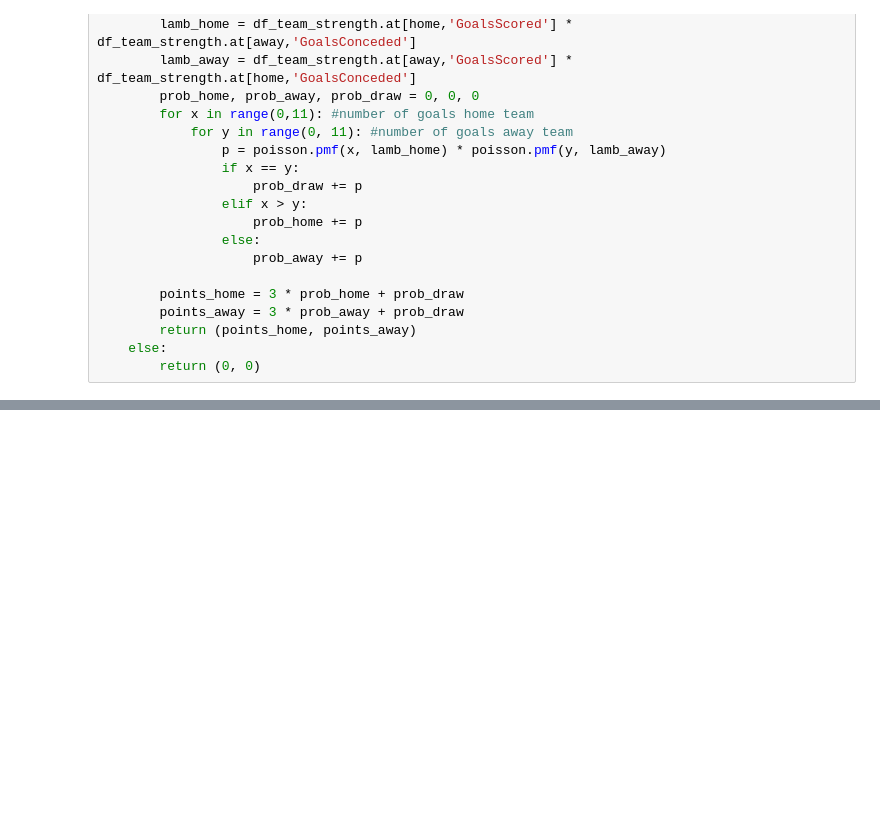
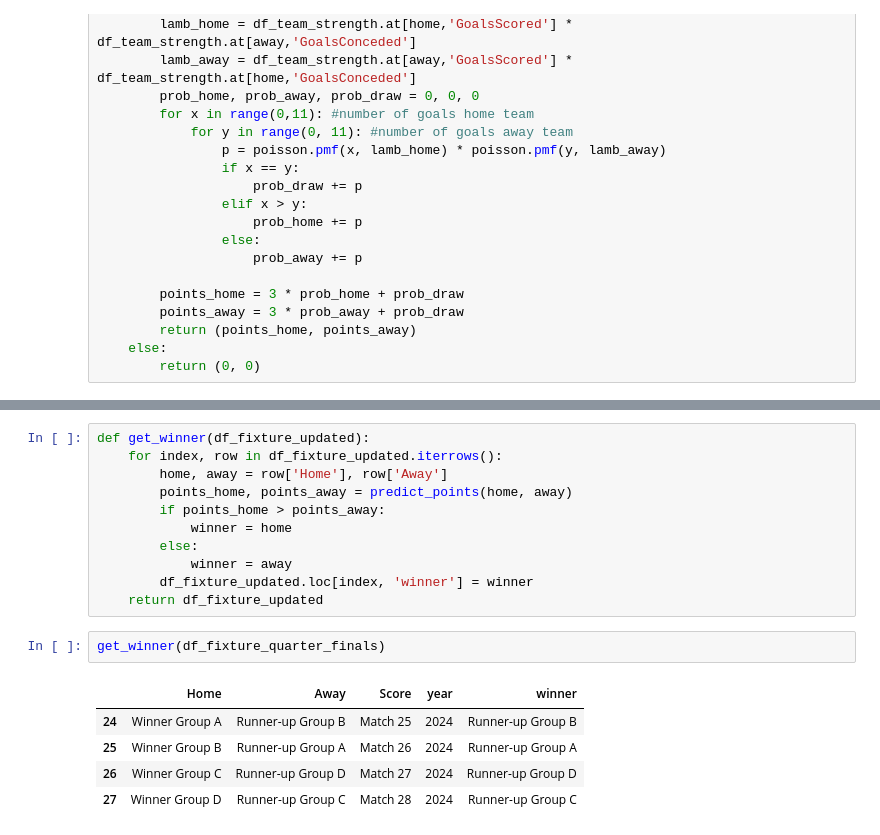
Before and after one commit to Jiuby/DataScience, a Jupyter notebook: Modelo_Prediccion.ipynb, the cells around one changed output, grey strips where cells are left out. Drawn from its saved outputs; the diff is of its cells as text; blank space fills up the shorter version.

```diff
--- a/Modelo_Prediccion.ipynb
+++ b/Modelo_Prediccion.ipynb
@@ -104,0 +146,19 @@ SyntaxError: invalid syntax (3264834941.py, line 6)
+# %%
+def get_winner(df_fixture_updated):
+    for index, row in df_fixture_updated.iterrows():
+        home, away = row['Home'], row['Away']
+        points_home, points_away = predict_points(home, away)
+        if points_home > points_away:
+            winner = home
+        else:
+            winner = away
+        df_fixture_updated.loc[index, 'winner'] = winner
+    return df_fixture_updated
+# %%
+get_winner(df_fixture_quarter_finals)
+# %% [output]
+|  | Home | Away | Score | year | winner |
+| 24 | Winner Group A | Runner-up Group B | Match 25 | 2024 | Runner-up Group B |
+| 25 | Winner Group B | Runner-up Group A | Match 26 | 2024 | Runner-up Group A |
+| 26 | Winner Group C | Runner-up Group D | Match 27 | 2024 | Runner-up Group D |
+| 27 | Winner Group D | Runner-up Group C | Match 28 | 2024 | Runner-up Group C |
```
Also changed, not shown: parts of 12 cells of this notebook.
